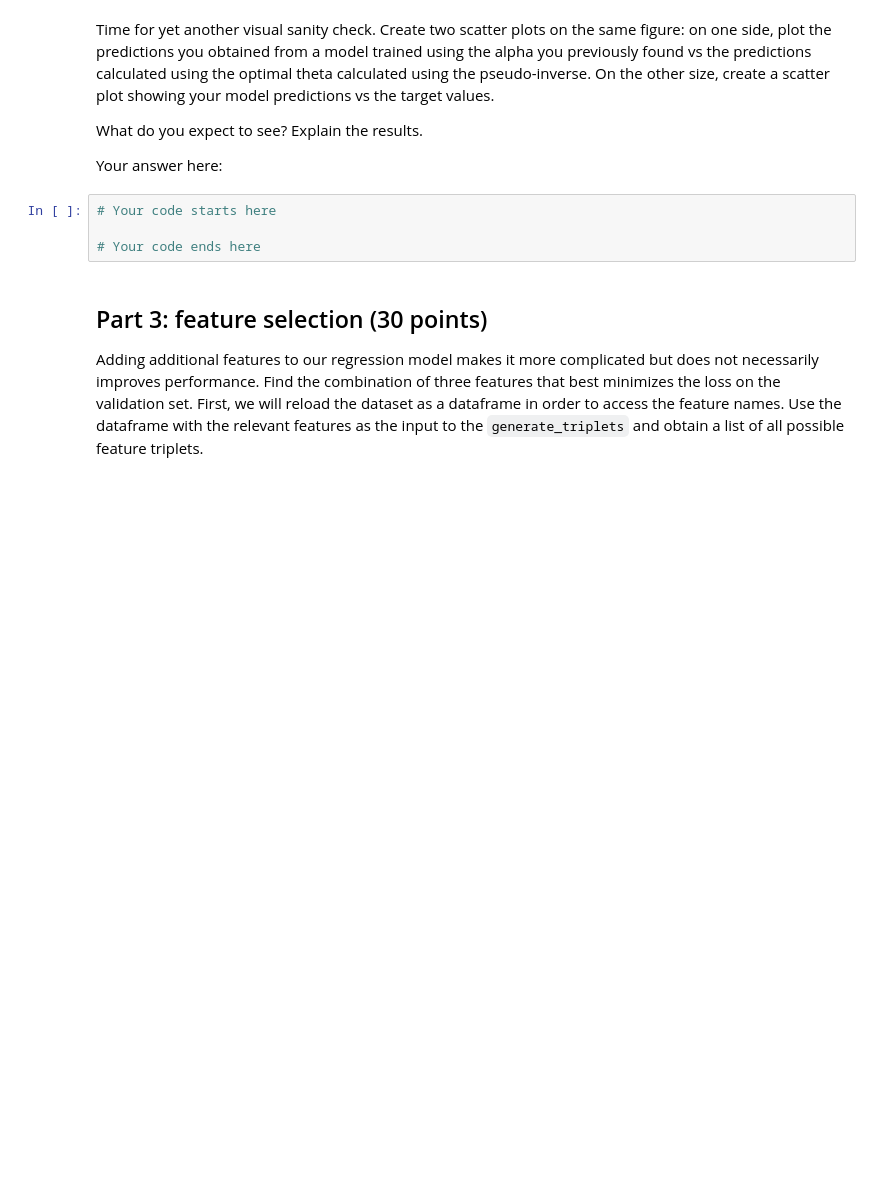
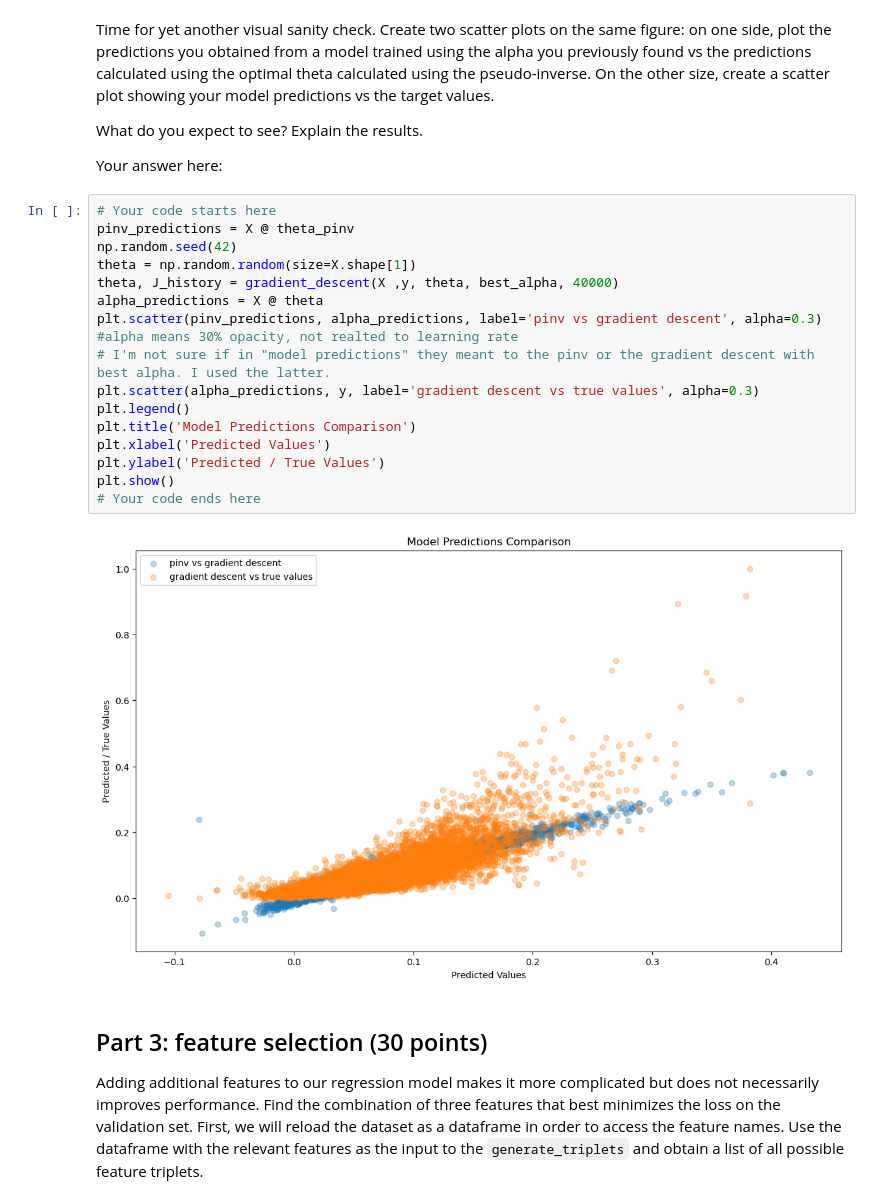
Before and after one commit to Evyatar-shaked/dani-and-evyatar-ML, a Jupyter notebook: HW2/hw2.ipynb, the cells around one changed output. Saved outputs shown, nothing was run; the diff lists cells and outputs as text; blank space fills up the shorter version.

```diff
--- a/HW2/hw2.ipynb
+++ b/HW2/hw2.ipynb
@@ -517,10 +496,24 @@ Time for yet another visual sanity check. Create two scatter plots on the same f
 What do you expect to see? Explain the results.
 
 Your answer here:
-# %%
-# Your code starts here
-
-# Your code ends here
+# %%
+# Your code starts here
+pinv_predictions = X @ theta_pinv
+np.random.seed(42)
+theta = np.random.random(size=X.shape[1])
+theta, J_history = gradient_descent(X ,y, theta, best_alpha, 40000)
+alpha_predictions = X @ theta
+plt.scatter(pinv_predictions, alpha_predictions, label='pinv vs gradient descent', alpha=0.3) #alpha means 30% opacity, not realted to learning rate
+# I'm not sure if in "model predictions" they meant to the pinv or the gradient descent with best alpha. I used the latter.
+plt.scatter(alpha_predictions, y, label='gradient descent vs true values', alpha=0.3)
+plt.legend()
+plt.title('Model Predictions Comparison')
+plt.xlabel('Predicted Values')
+plt.ylabel('Predicted / True Values')
+plt.show()
+# Your code ends here
+# %% [output]
+[figure, added]
 # %% [markdown]
 ## Part 3: feature selection (30 points)
 
```
Also changed, not shown: parts of 11 cells of this notebook.
